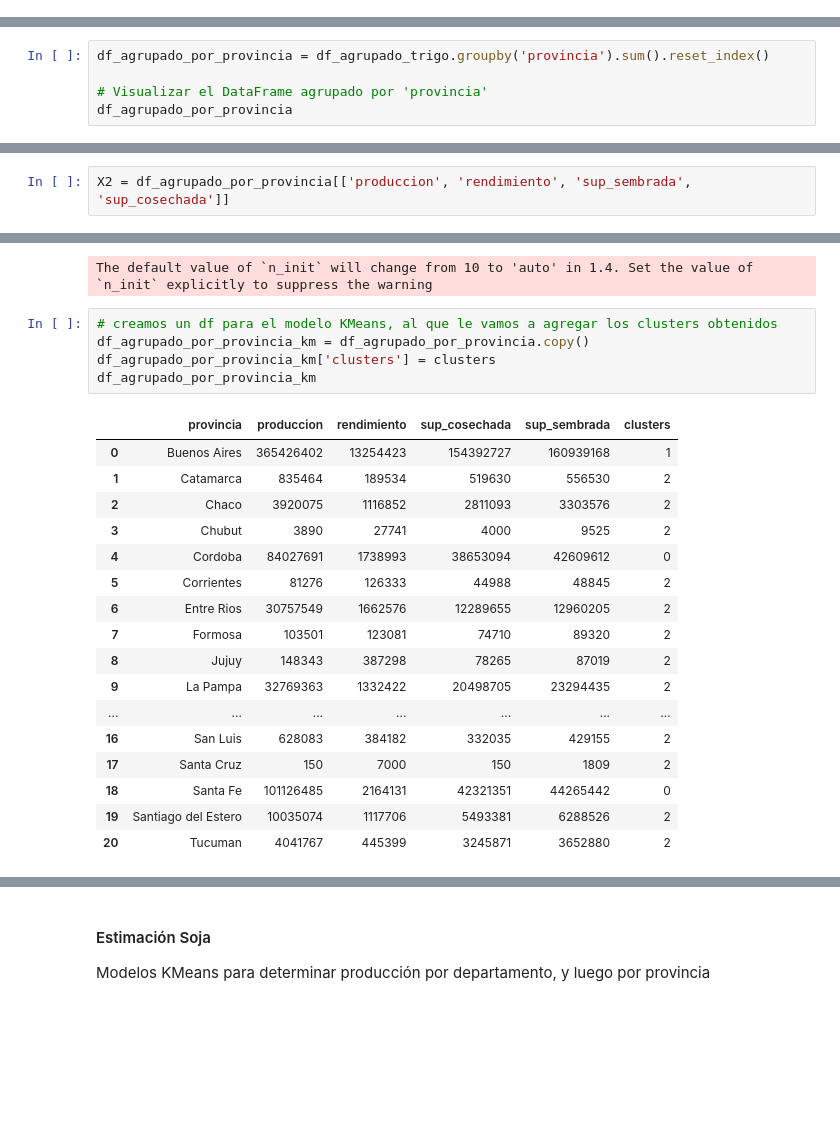
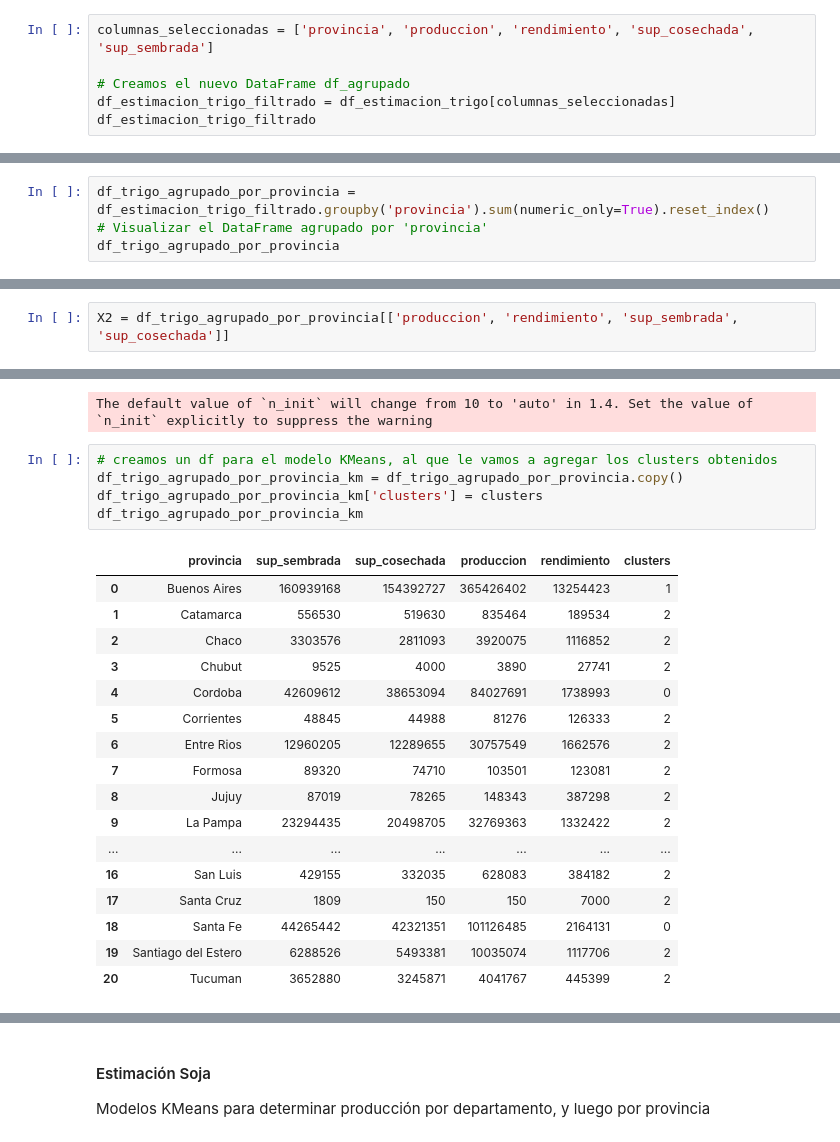
Before and after one commit to IvanGonzal0/Proyecto_Final_BigData, a Jupyter notebook: Final_BigData_IvanGonzaloTapia.ipynb, the cells around one changed output, grey strips where cells are left out. Drawn from its saved outputs; the diff is of its cells as text; blank space fills up the shorter version.

```diff
--- a/Final_BigData_IvanGonzaloTapia.ipynb
+++ b/Final_BigData_IvanGonzaloTapia.ipynb
@@ -811,2 +797,8 @@ df_agrupado_trigo
 # %% [markdown]
 ##### Por provincia
+# %%
+columnas_seleccionadas = ['provincia', 'produccion', 'rendimiento', 'sup_cosechada', 'sup_sembrada']
+
+# Creamos el nuevo DataFrame df_agrupado
+df_estimacion_trigo_filtrado = df_estimacion_trigo[columnas_seleccionadas]
+df_estimacion_trigo_filtrado
@@ -813,8 +819,7 @@ df_agrupado_trigo
 # %%
-df_agrupado_por_provincia = df_agrupado_trigo.groupby('provincia').sum().reset_index()
-
+df_trigo_agrupado_por_provincia = df_estimacion_trigo_filtrado.groupby('provincia').sum(numeric_only=True).reset_index()
 # Visualizar el DataFrame agrupado por 'provincia'
-df_agrupado_por_provincia
+df_trigo_agrupado_por_provincia
 # %% [output]
 |  | provincia | produccion | rendimiento | sup_cosechada | sup_sembrada |
 | 0 | Buenos Aires | 365426402 | 13254423 | 154392727 | 160939168 |
@@ -834,7 +839,7 @@ df_agrupado_por_provincia
 | 19 | Santiago del Estero | 10035074 | 1117706 | 5493381 | 6288526 |
 | 20 | Tucuman | 4041767 | 445399 | 3245871 | 3652880 |
 # %%
-X2 = df_agrupado_por_provincia[['produccion', 'rendimiento', 'sup_sembrada', 'sup_cosechada']]
+X2 = df_trigo_agrupado_por_provincia[['produccion', 'rendimiento', 'sup_sembrada', 'sup_cosechada']]
 # %%
 find_optimal_clusters_kmeans(X2, 10)
 # %% [output]
@@ -848,25 +853,25 @@ clusters = kmeans.fit_predict(X2)
 The default value of `n_init` will change from 10 to 'auto' in 1.4. Set the value of `n_init` explicitly to suppress the warning
 # %%
 # creamos un df para el modelo KMeans, al que le vamos a agregar los clusters obtenidos
-df_agrupado_por_provincia_km = df_agrupado_por_provincia.copy()
-df_agrupado_por_provincia_km['clusters'] = clusters
-df_agrupado_por_provincia_km
+df_trigo_agrupado_por_provincia_km = df_trigo_agrupado_por_provincia.copy()
+df_trigo_agrupado_por_provincia_km['clusters'] = clusters
+df_trigo_agrupado_por_provincia_km
 # %% [output]
-|  | provincia | produccion | rendimiento | sup_cosechada | sup_sembrada | clusters |
-| 0 | Buenos Aires | 365426402 | 13254423 | 154392727 | 160939168 | 1 |
-| 1 | Catamarca | 835464 | 189534 | 519630 | 556530 | 2 |
-| 2 | Chaco | 3920075 | 1116852 | 2811093 | 3303576 | 2 |
-| 3 | Chubut | 3890 | 27741 | 4000 | 9525 | 2 |
-| 4 | Cordoba | 84027691 | 1738993 | 38653094 | 42609612 | 0 |
-| 5 | Corrientes | 81276 | 126333 | 44988 | 48845 | 2 |
-| 6 | Entre Rios | 30757549 | 1662576 | 12289655 | 12960205 | 2 |
-| 7 | Formosa | 103501 | 123081 | 74710 | 89320 | 2 |
-| 8 | Jujuy | 148343 | 387298 | 78265 | 87019 | 2 |
-| 9 | La Pampa | 32769363 | 1332422 | 20498705 | 23294435 | 2 |
+|  | provincia | sup_sembrada | sup_cosechada | produccion | rendimiento | clusters |
+| 0 | Buenos Aires | 160939168 | 154392727 | 365426402 | 13254423 | 1 |
+| 1 | Catamarca | 556530 | 519630 | 835464 | 189534 | 2 |
+| 2 | Chaco | 3303576 | 2811093 | 3920075 | 1116852 | 2 |
+| 3 | Chubut | 9525 | 4000 | 3890 | 27741 | 2 |
+| 4 | Cordoba | 42609612 | 38653094 | 84027691 | 1738993 | 0 |
+| 5 | Corrientes | 48845 | 44988 | 81276 | 126333 | 2 |
+| 6 | Entre Rios | 12960205 | 12289655 | 30757549 | 1662576 | 2 |
+| 7 | Formosa | 89320 | 74710 | 103501 | 123081 | 2 |
+| 8 | Jujuy | 87019 | 78265 | 148343 | 387298 | 2 |
+| 9 | La Pampa | 23294435 | 20498705 | 32769363 | 1332422 | 2 |
 | ... | ... | ... | ... | ... | ... | ... |
-| 16 | San Luis | 628083 | 384182 | 332035 | 429155 | 2 |
-| 17 | Santa Cruz | 150 | 7000 | 150 | 1809 | 2 |
-| 18 | Santa Fe | 101126485 | 2164131 | 42321351 | 44265442 | 0 |
-| 19 | Santiago del Estero | 10035074 | 1117706 | 5493381 | 6288526 | 2 |
-| 20 | Tucuman | 4041767 | 445399 | 3245871 | 3652880 | 2 |
+| 16 | San Luis | 429155 | 332035 | 628083 | 384182 | 2 |
+| 17 | Santa Cruz | 1809 | 150 | 150 | 7000 | 2 |
+| 18 | Santa Fe | 44265442 | 42321351 | 101126485 | 2164131 | 0 |
+| 19 | Santiago del Estero | 6288526 | 5493381 | 10035074 | 1117706 | 2 |
+| 20 | Tucuman | 3652880 | 3245871 | 4041767 | 445399 | 2 |
 # %%
```
Also changed, not shown: parts of 16 cells of this notebook.
